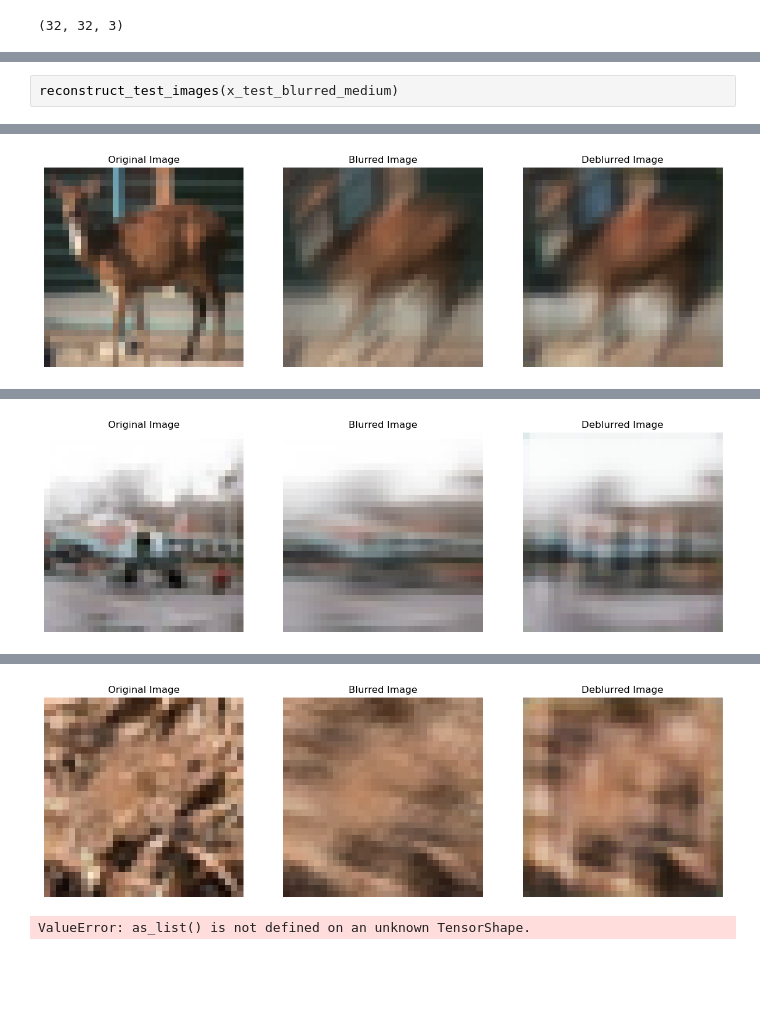
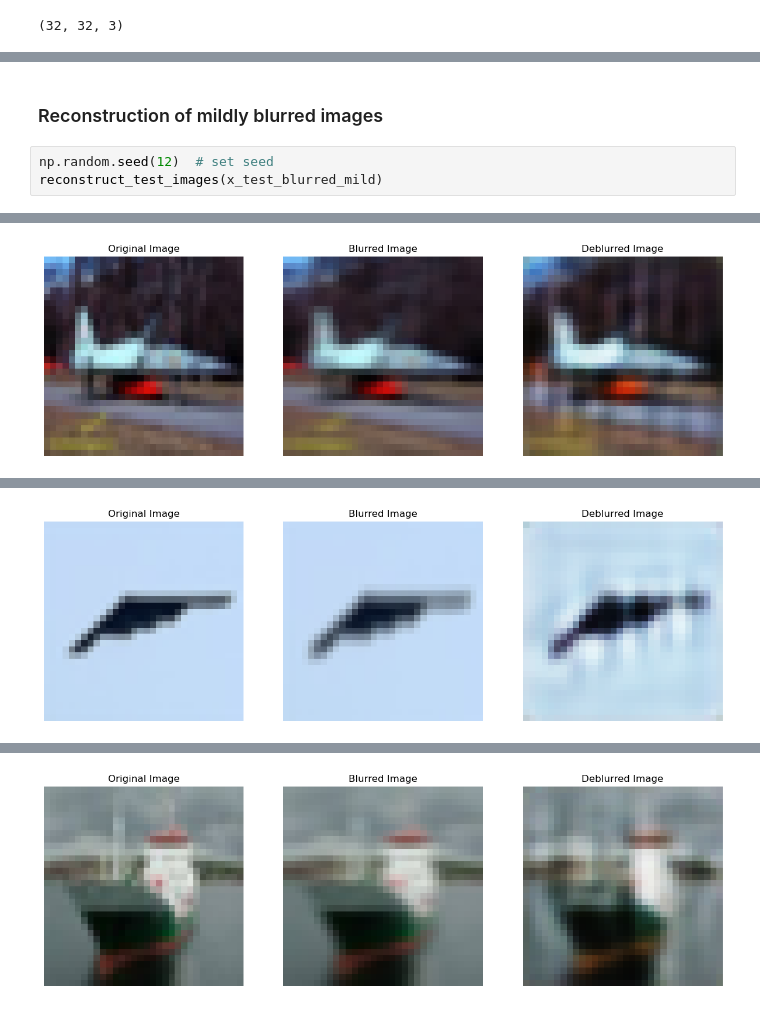
Before and after one commit to ieadoboe/effective-waffle, a Jupyter notebook: 42_cifar10_blur_removal.ipynb, the cells around one changed output, grey strips where cells are left out. Cells and saved outputs as stored; diff of their text form; blank space fills up the shorter version.

```diff
--- a/42_cifar10_blur_removal.ipynb
+++ b/42_cifar10_blur_removal.ipynb
@@ -265,3 +244,6 @@ def reconstruct_test_images(test_blurred_dataset, test_original_dataset=x_test,
+# %% [markdown]
+### Reconstruction of mildly blurred images
 # %%
-reconstruct_test_images(x_test_blurred_medium)
+np.random.seed(12)  # set seed
+reconstruct_test_images(x_test_blurred_mild)
 # %% [output]
@@ -269 +251 @@ reconstruct_test_images(x_test_blurred_medium)
-[figure, old version]
+[figure, new version]
@@ -271 +253 @@ reconstruct_test_images(x_test_blurred_medium)
-[figure, old version]
+[figure, new version]
@@ -273,2 +255 @@ reconstruct_test_images(x_test_blurred_medium)
-[figure, old version]
+[figure, new version]
-ValueError: as_list() is not defined on an unknown TensorShape.
```
Also changed, not shown: parts of 12 cells of this notebook.
